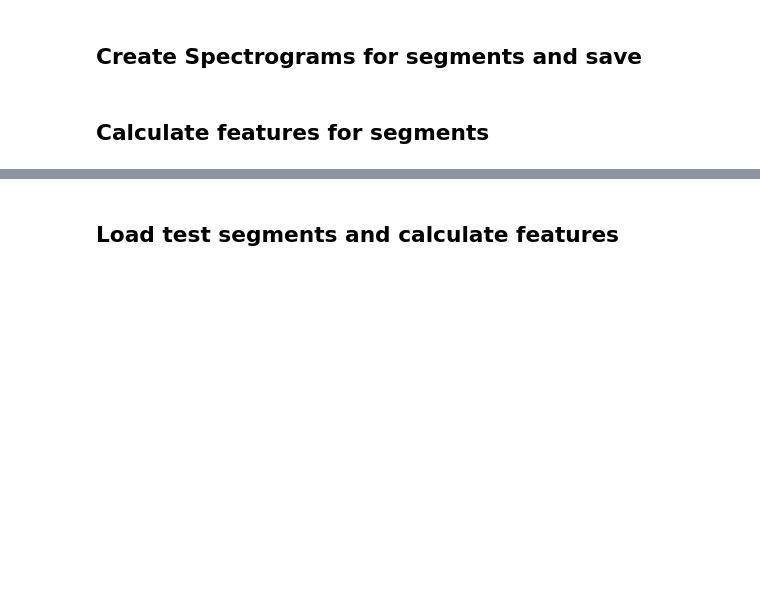
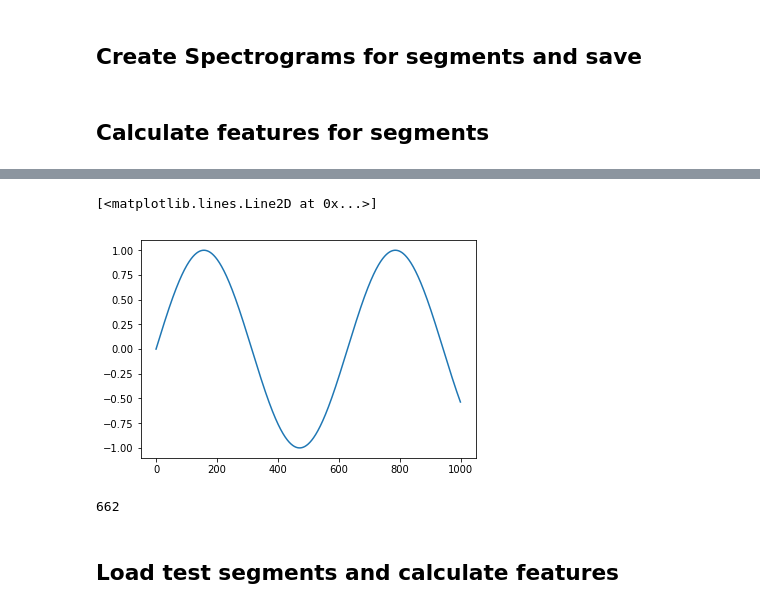
Before and after one commit to danjust/earthquake-prediction, a Jupyter notebook: data_explore.ipynb, the cells around one changed output, grey strips where cells are left out. Drawn from its saved outputs; the diff is of its cells as text; code cells hidden in the pictures; blank space fills up the shorter version.

```diff
--- a/data_explore.ipynb
+++ b/data_explore.ipynb
@@ -74,0 +85,15 @@ featureselection = ['mean', 'min', '10th percentile', 'median', '90th percentile
+# %%
+t = np.arange(0,10,.01)
+# %%
+s = np.sin(t)
+s2 = -np.sin(t)
+s3 = np.cos(t)
+# %%
+plt.plot(s)
+# %% [output]
+[<matplotlib.lines.Line2D at 0x...>]
+[figure, added]
+# %%
+len(signal.find_peaks(segment['data'],prominence=25)[0])
+# %% [output]
+662
```
Also changed, not shown: parts of 6 cells of this notebook.
